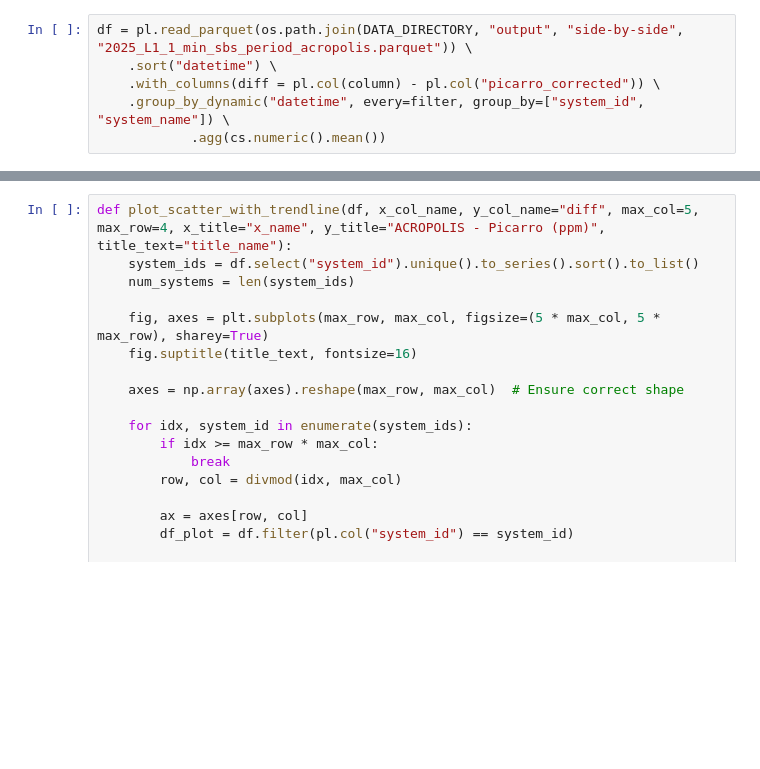
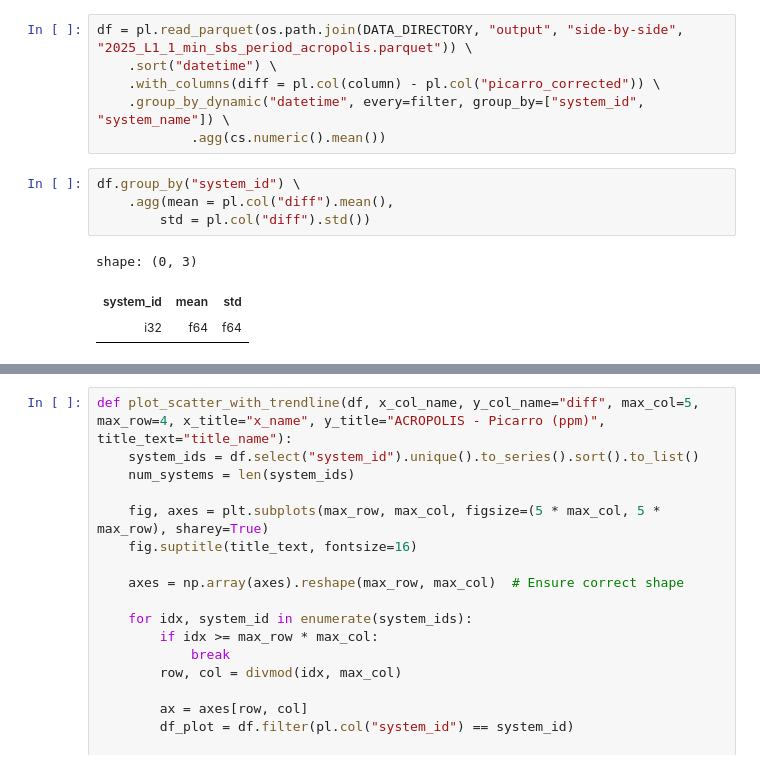
Before and after one commit to tum-esm/ACROPOLIS-data-processing, a Jupyter notebook: notebooks/side_by_side_2025/03_performance_scatter_plot.ipynb, the cells around one changed output, grey strips where cells are left out. Drawn from its saved outputs; the diff is of its cells as text; blank space fills up the shorter version.

```diff
--- a/notebooks/side_by_side_2025/03_performance_scatter_plot.ipynb
+++ b/notebooks/side_by_side_2025/03_performance_scatter_plot.ipynb
@@ -41,6 +51,14 @@ df = pl.read_parquet(os.path.join(DATA_DIRECTORY, "output", "side-by-side", "202
     .with_columns(diff = pl.col(column) - pl.col("picarro_corrected")) \
     .group_by_dynamic("datetime", every=filter, group_by=["system_id", "system_name"]) \
             .agg(cs.numeric().mean())
+# %%
+df.group_by("system_id") \
+    .agg(mean = pl.col("diff").mean(),
+        std = pl.col("diff").std())
+# %% [output]
+shape: (0, 3)
+| system_id | mean | std |
+| i32 | f64 | f64 |
 # %%
 system_ids = df["system_id"].unique().to_list()
 system_ids
```
Also changed, not shown: parts of 11 cells of this notebook, 3 other files.
